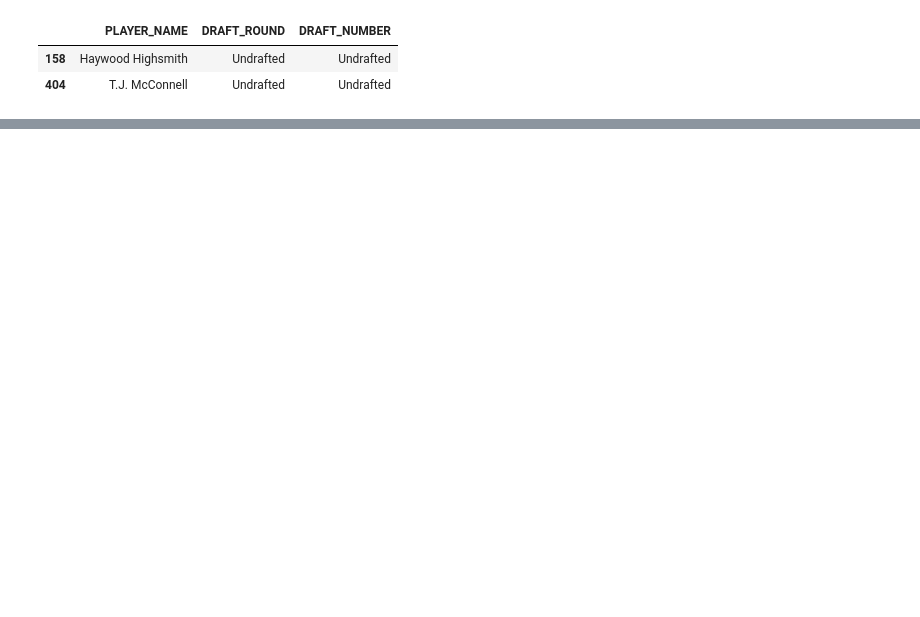
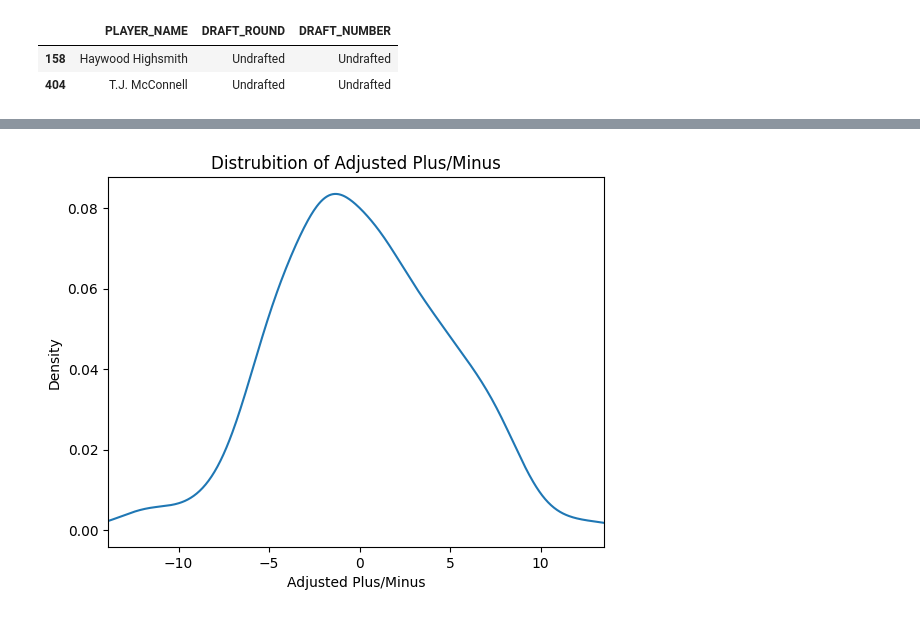
Before and after one commit to jasonherz41/nba_Jason, a Jupyter notebook: NBA_Project.ipynb, the cells around one changed output, grey strips where cells are left out. Cells and saved outputs as stored; diff of their text form; code cells hidden in the pictures; blank space fills up the shorter version.

```diff
--- a/NBA_Project.ipynb
+++ b/NBA_Project.ipynb
@@ -66,0 +173,9 @@ nba_df.loc[nba_df["PLAYER_NAME"].isin(["Haywood Highsmith", "T.J. McConnell"]),[
+# %%
+nba_df["ADJ_PLUS_MINUS"].plot(kind = "density")
+
+plt.title("Distrubition of Adjusted Plus/Minus")
+plt.xlabel("Adjusted Plus/Minus")
+plt.xlim(nba_df["ADJ_PLUS_MINUS"].min(), nba_df["ADJ_PLUS_MINUS"].max())
+plt.show()
+# %% [output]
+[figure, added]
```
Also changed, not shown: parts of 39 cells of this notebook.
